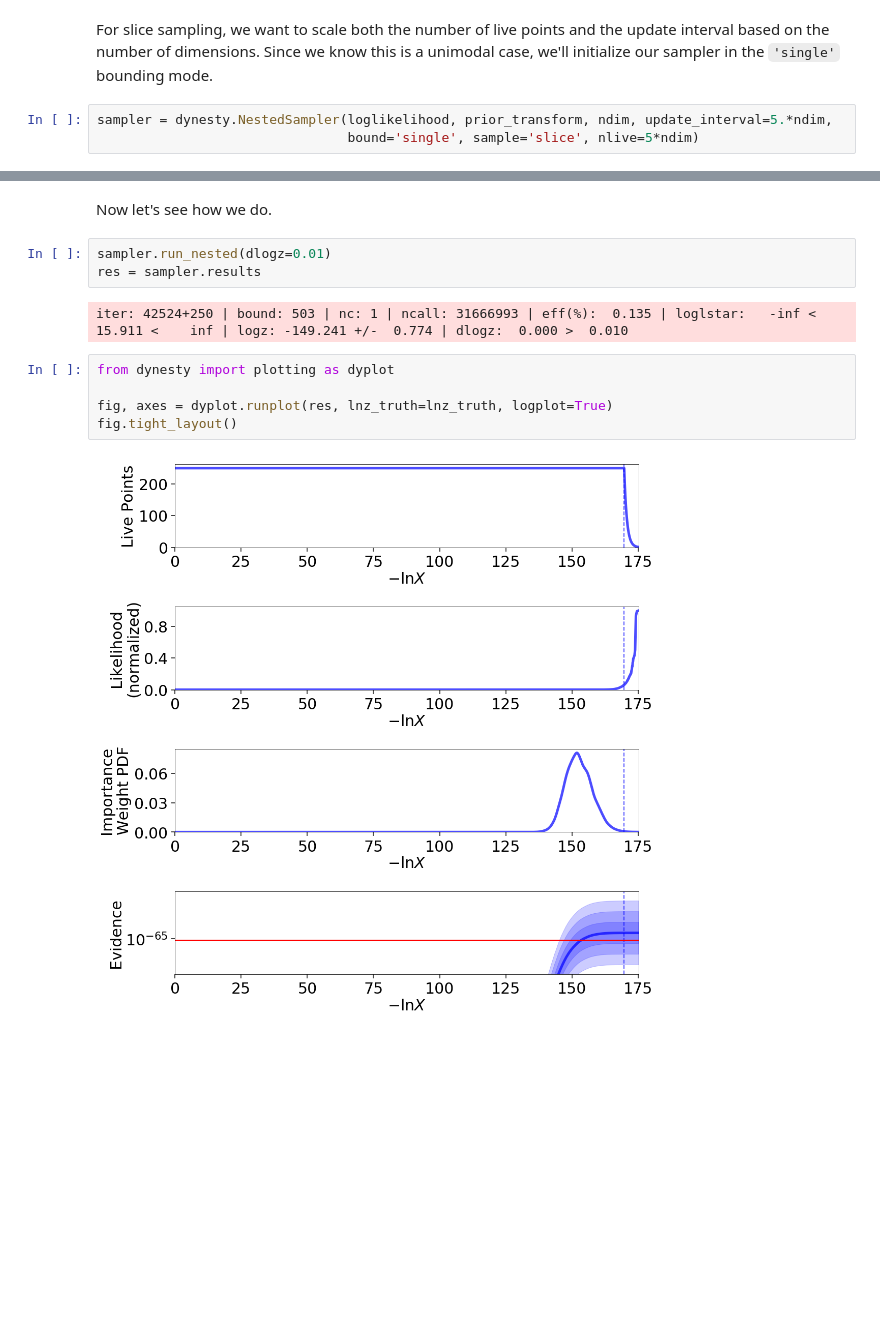
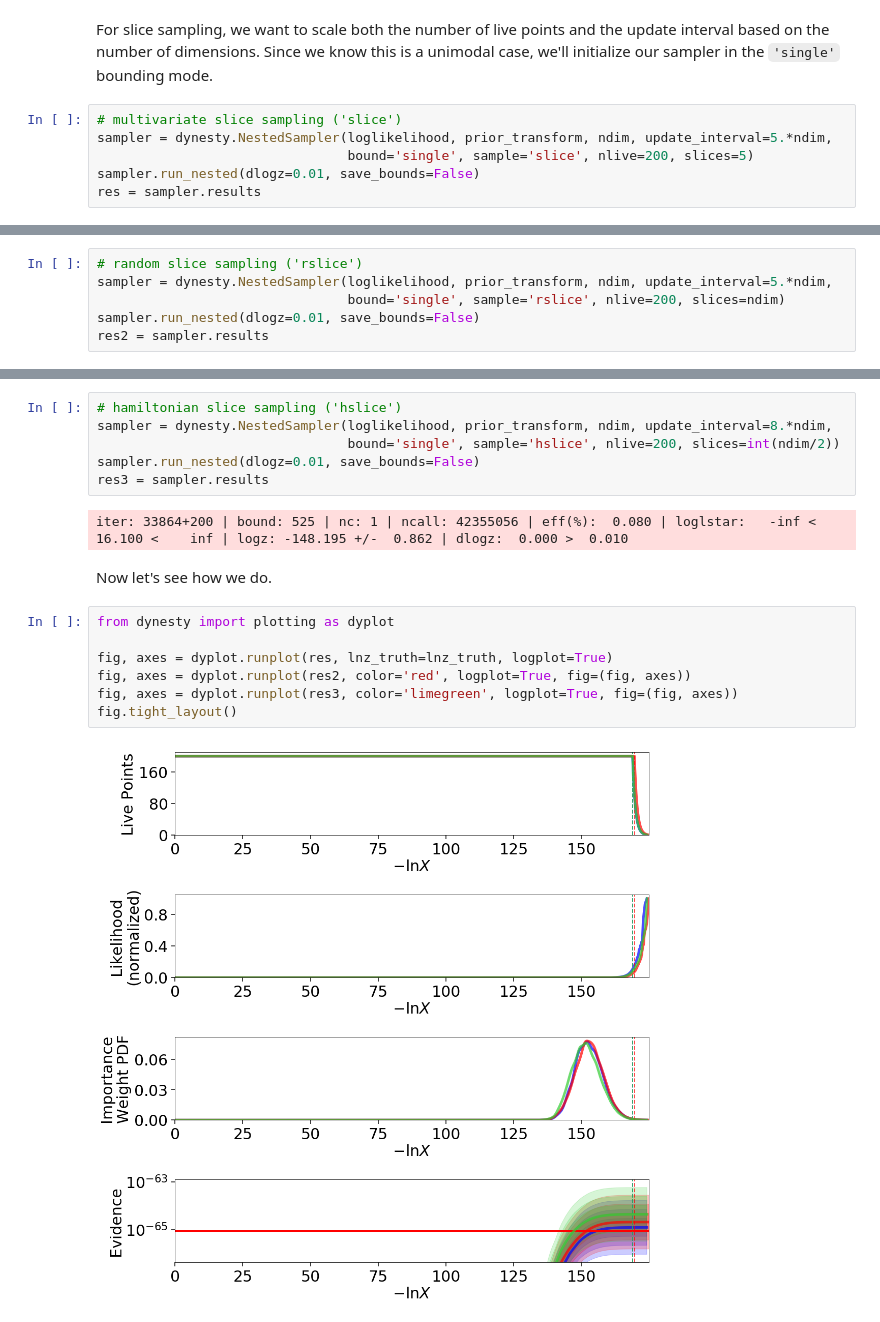
Before and after one commit to joshspeagle/dynesty, a Jupyter notebook: demos/Examples -- 50-D Multivariate Normal.ipynb, the cells around one changed output, grey strips where cells are left out. Cells and saved outputs as stored; diff of their text form; blank space fills up the shorter version.

Commit message:
slice sampling demo update
Updated the 50-D Gaussian to use all 3 slice sampling methods.

```diff
--- a/demos/Examples -- 50-D Multivariate Normal.ipynb
+++ b/demos/Examples -- 50-D Multivariate Normal.ipynb
@@ -71,5 +71,8 @@ lnz_truth = -ndim * np.log(20.)
 # %% [markdown]
 For slice sampling, we want to scale both the number of live points and the update interval based on the number of dimensions. Since we know this is a unimodal case, we'll initialize our sampler in the `'single'` bounding mode.
 # %%
+# multivariate slice sampling ('slice')
 sampler = dynesty.NestedSampler(loglikelihood, prior_transform, ndim, update_interval=5.*ndim,
-                                bound='single', sample='slice', nlive=5*ndim)
+                                bound='single', sample='slice', nlive=200, slices=5)
+sampler.run_nested(dlogz=0.01, save_bounds=False)
+res = sampler.results
@@ -75,0 +81,6 @@ sampler = dynesty.NestedSampler(loglikelihood, prior_transform, ndim, update_int
+# %%
+# random slice sampling ('rslice')
+sampler = dynesty.NestedSampler(loglikelihood, prior_transform, ndim, update_interval=5.*ndim,
+                                bound='single', sample='rslice', nlive=200, slices=ndim)
+sampler.run_nested(dlogz=0.01, save_bounds=False)
+res2 = sampler.results
@@ -76,14 +89,19 @@ sampler = dynesty.NestedSampler(loglikelihood, prior_transform, ndim, update_int
+# %%
+# hamiltonian slice sampling ('hslice')
+sampler = dynesty.NestedSampler(loglikelihood, prior_transform, ndim, update_interval=8.*ndim,
+                                bound='single', sample='hslice', nlive=200, slices=int(ndim/2))
+sampler.run_nested(dlogz=0.01, save_bounds=False)
+res3 = sampler.results
+# %% [output]
+iter: 33864+200 | bound: 525 | nc: 1 | ncall: 42355056 | eff(%):  0.080 | loglstar:   -inf < 16.100 <    inf | logz: -148.195 +/-  0.862 | dlogz:  0.000 >  0.010
 # %% [markdown]
 Now let's see how we do.
-# %%
-sampler.run_nested(dlogz=0.01)
-res = sampler.results
-# %% [output]
-iter: 42524+250 | bound: 503 | nc: 1 | ncall: 31666993 | eff(%):  0.135 | loglstar:   -inf < 15.911 <    inf | logz: -149.241 +/-  0.774 | dlogz:  0.000 >  0.010
 # %%
 from dynesty import plotting as dyplot
 
 fig, axes = dyplot.runplot(res, lnz_truth=lnz_truth, logplot=True)
+fig, axes = dyplot.runplot(res2, color='red', logplot=True, fig=(fig, axes))
+fig, axes = dyplot.runplot(res3, color='limegreen', logplot=True, fig=(fig, axes))
 fig.tight_layout()
 # %% [output]
-[figure, old version]
+[figure, new version]
```
Also changed, not shown: parts of 2 cells of this notebook.
